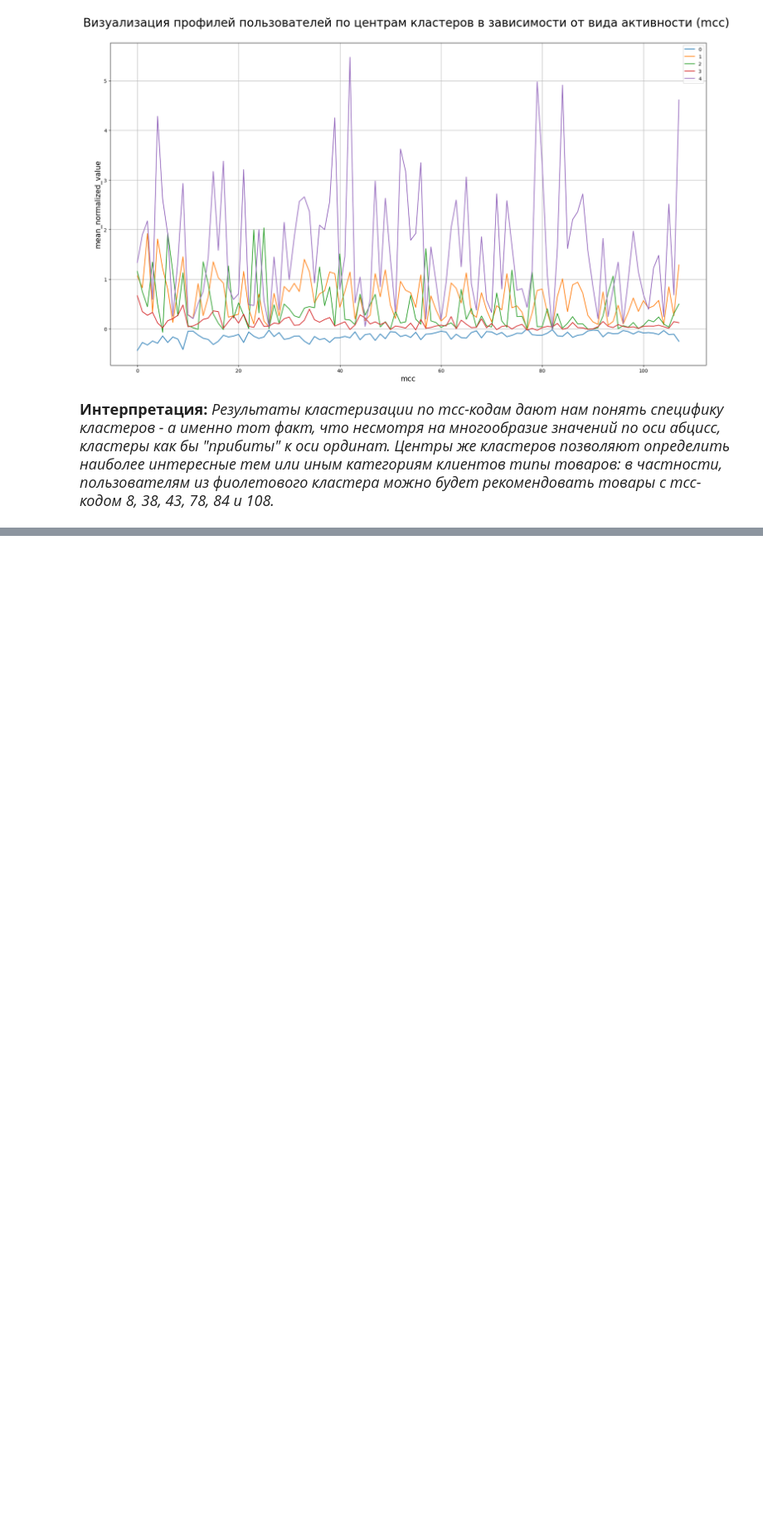
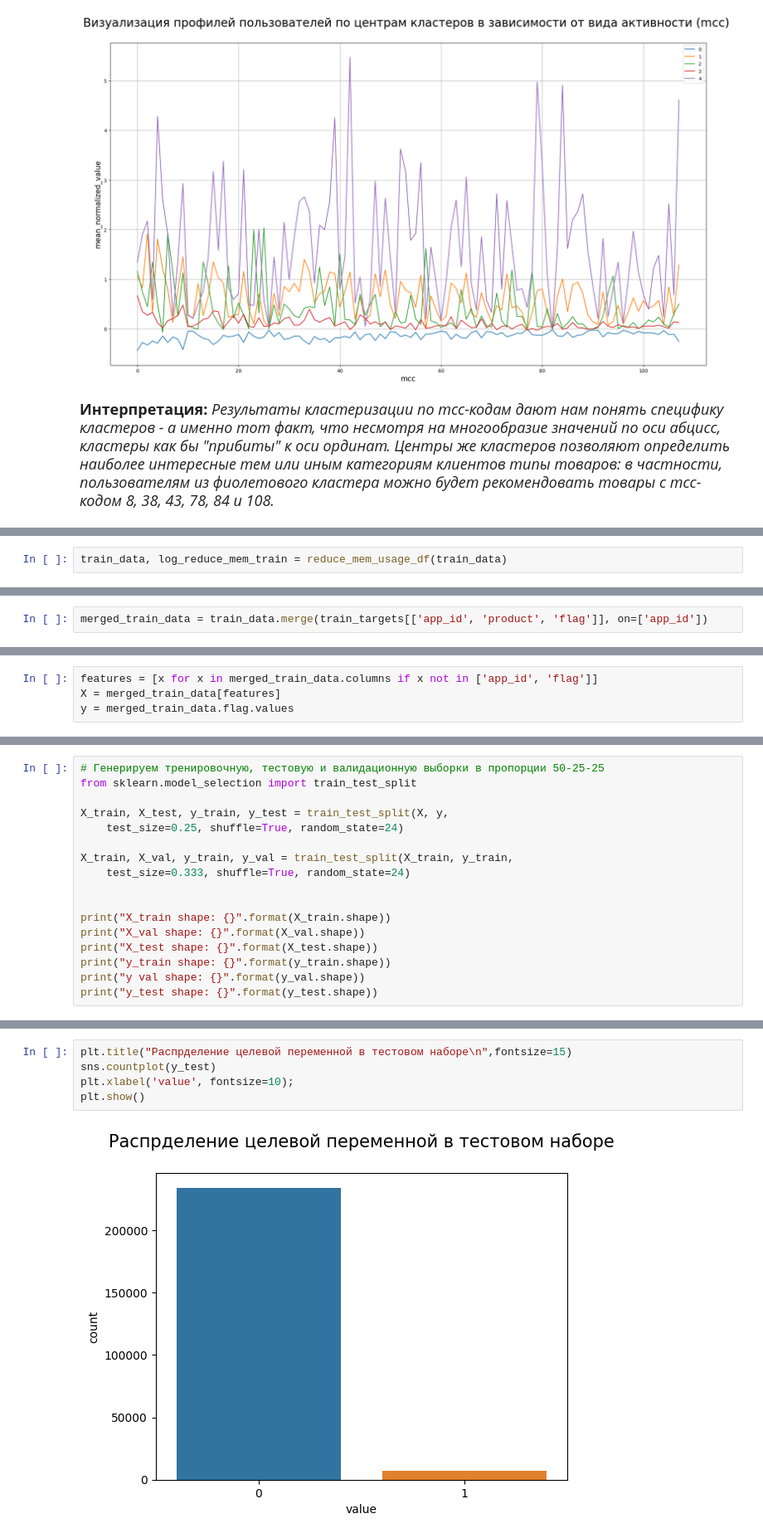
Before and after one commit to Reybandt/fin_agents, a Jupyter notebook: Alfabattle2_lab1.ipynb, the cells around one changed output, grey strips where cells are left out. Shown at 83% size. Cells and saved outputs as stored; diff of their text form; blank space fills up the shorter version.

```diff
--- a/Alfabattle2_lab1.ipynb
+++ b/Alfabattle2_lab1.ipynb
@@ -288,0 +468,2 @@ kmeans_pipeline(normalized_mcc_df, 'mcc')
+# %%
+train_data, log_reduce_mem_train = reduce_mem_usage_df(train_data)
@@ -288,0 +475,2 @@ kmeans_pipeline(normalized_mcc_df, 'mcc')
+# %%
+merged_train_data = train_data.merge(train_targets[['app_id', 'product', 'flag']], on=['app_id'])
@@ -288,0 +486,4 @@ kmeans_pipeline(normalized_mcc_df, 'mcc')
+# %%
+features = [x for x in merged_train_data.columns if x not in ['app_id', 'flag']]
+X = merged_train_data[features]
+y = merged_train_data.flag.values
@@ -288,0 +494,17 @@ kmeans_pipeline(normalized_mcc_df, 'mcc')
+# %%
+# Генерируем тренировочную, тестовую и валидационную выборки в пропорции 50-25-25
+from sklearn.model_selection import train_test_split
+
+X_train, X_test, y_train, y_test = train_test_split(X, y,
+    test_size=0.25, shuffle=True, random_state=24)
+
+X_train, X_val, y_train, y_val = train_test_split(X_train, y_train,
+    test_size=0.333, shuffle=True, random_state=24)
+
+
+print("X_train shape: {}".format(X_train.shape))
+print("X_val shape: {}".format(X_val.shape))
+print("X_test shape: {}".format(X_test.shape))
+print("y_train shape: {}".format(y_train.shape))
+print("y val shape: {}".format(y_val.shape))
+print("y_test shape: {}".format(y_test.shape))
@@ -288,0 +571,7 @@ kmeans_pipeline(normalized_mcc_df, 'mcc')
+# %%
+plt.title("Распрделение целевой переменной в тестовом наборе\n",fontsize=15)
+sns.countplot(y_test)
+plt.xlabel('value', fontsize=10);
+plt.show()
+# %% [output]
+[figure, added]
```
Also changed, not shown: parts of 26 cells of this notebook.
